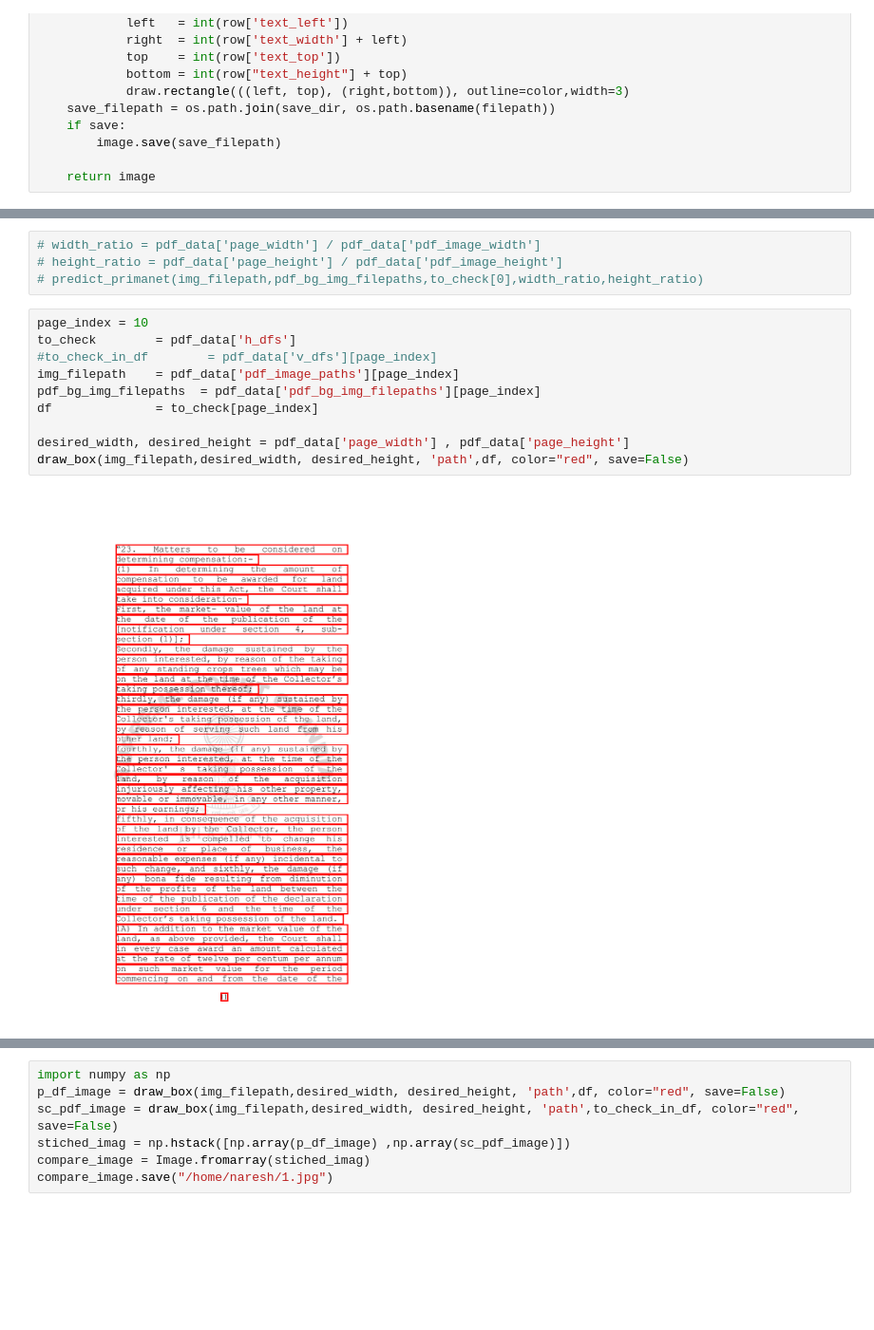
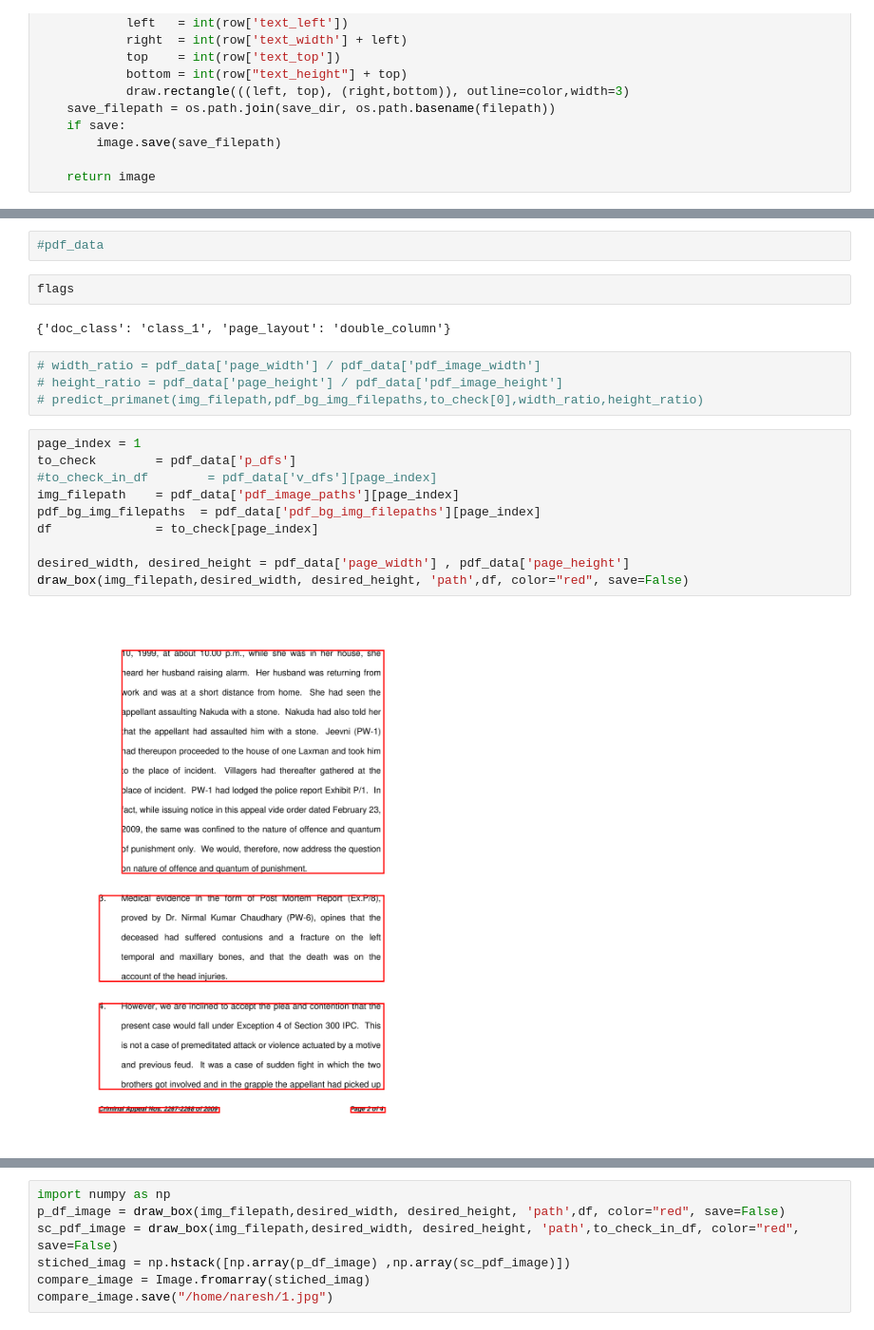
Before and after one commit to project-anuvaad/anuvaad, a Jupyter notebook: anuvaad-etl/anuvaad-extractor/block-merger/src/notebooks/visualize_bm-v2.ipynb, the cells around one changed output, grey strips where cells are left out. Shown at 95% size. Saved outputs shown, nothing was run; the diff lists cells and outputs as text; blank space fills up the shorter version.

```diff
--- a/anuvaad-etl/anuvaad-extractor/block-merger/src/notebooks/visualize_bm-v2.ipynb
+++ b/anuvaad-etl/anuvaad-extractor/block-merger/src/notebooks/visualize_bm-v2.ipynb
@@ -104,17 +98,23 @@ Total number of pages (27) in file (36055.xml)
+# %%
+#pdf_data
+# %%
+flags
+# %% [output]
+{'doc_class': 'class_1', 'page_layout': 'double_column'}
 # %%
 # width_ratio = pdf_data['page_width'] / pdf_data['pdf_image_width']
 # height_ratio = pdf_data['page_height'] / pdf_data['pdf_image_height']
 # predict_primanet(img_filepath,pdf_bg_img_filepaths,to_check[0],width_ratio,height_ratio)
 # %%
-page_index = 10
-to_check        = pdf_data['h_dfs']
+page_index = 1
+to_check        = pdf_data['p_dfs']
 #to_check_in_df        = pdf_data['v_dfs'][page_index]
 img_filepath    = pdf_data['pdf_image_paths'][page_index]
 pdf_bg_img_filepaths  = pdf_data['pdf_bg_img_filepaths'][page_index]
 df              = to_check[page_index]
 
 desired_width, desired_height = pdf_data['page_width'] , pdf_data['page_height']
 draw_box(img_filepath,desired_width, desired_height, 'path',df, color="red", save=False)
 # %% [output]
-[figure, old version]
+[figure, new version]
 # %%
```
Also changed, not shown: parts of 7 cells of this notebook, 2 other files.
